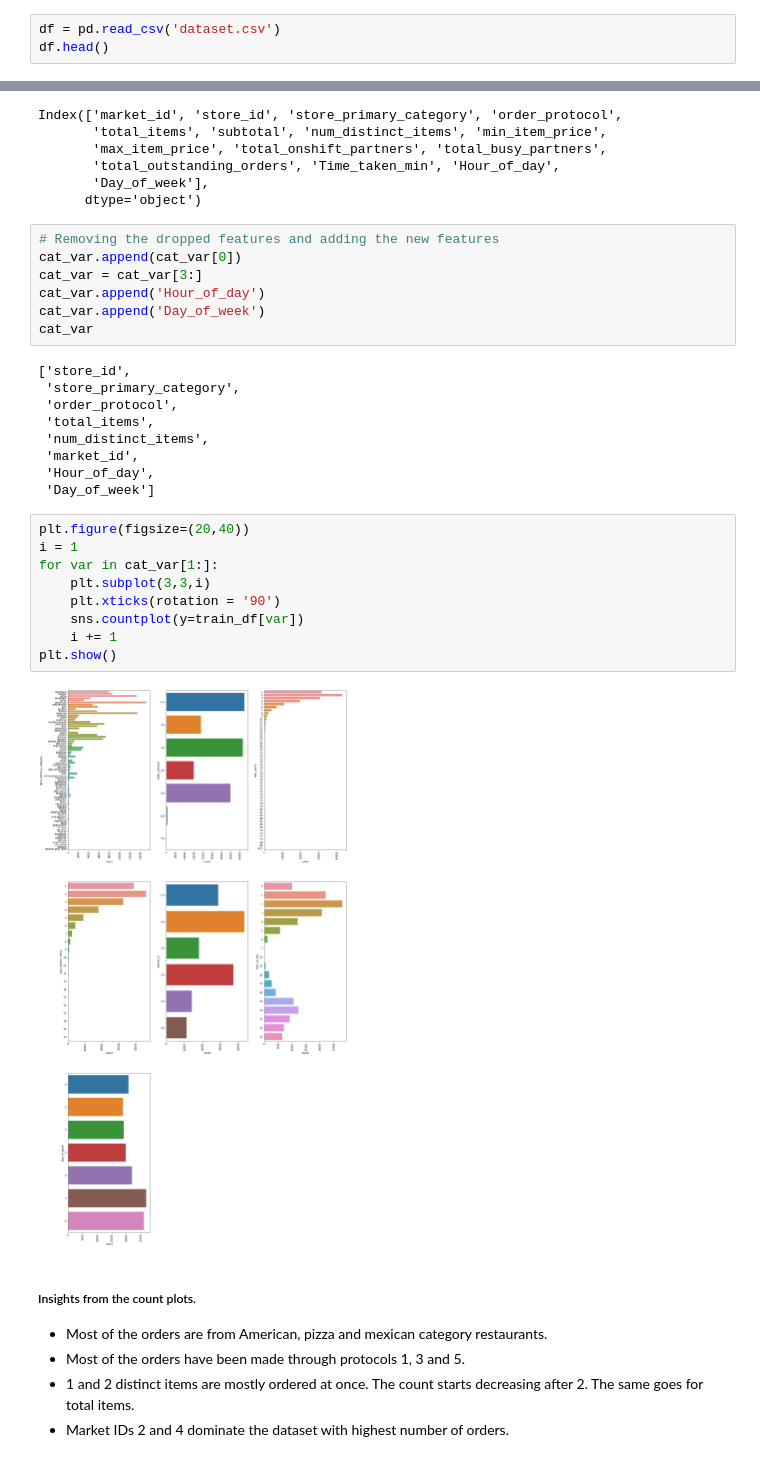
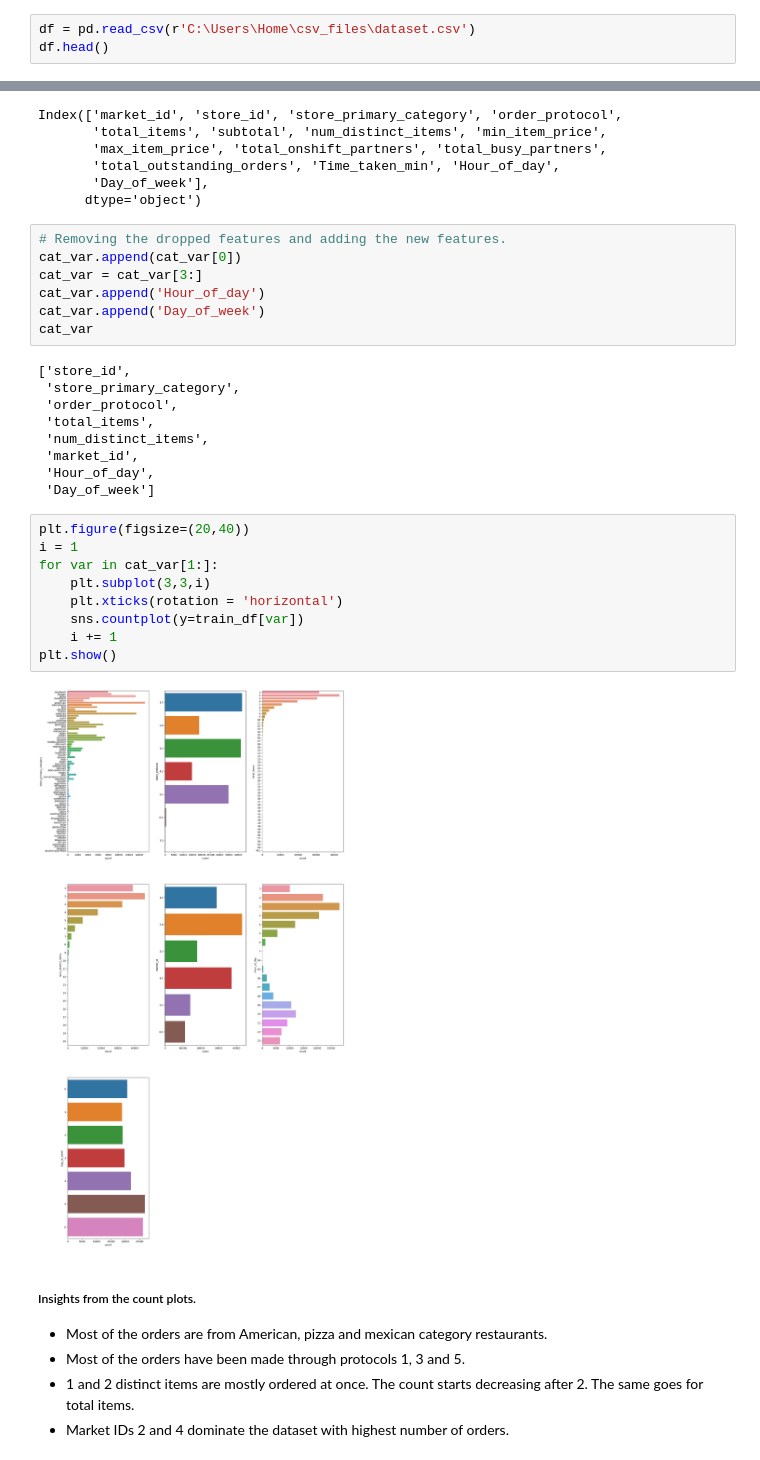
Before and after one commit to sreekrishna1996/Food_delivery_time_prediction, a Jupyter notebook: Food_delivery_time_prediction.ipynb, the cells around one changed output, grey strips where cells are left out. Drawn from its saved outputs; the diff is of its cells as text.

```diff
--- a/Food_delivery_time_prediction.ipynb
+++ b/Food_delivery_time_prediction.ipynb
@@ -9,7 +9,7 @@ from scipy import stats
 import warnings
 warnings.filterwarnings('ignore')
 # %%
-df = pd.read_csv('dataset.csv')
+df = pd.read_csv(r'C:\Users\Home\csv_files\dataset.csv')
 df.head()
 # %% [output]
 |  | market_id | created_at | actual_delivery_time | store_id | store_primary_category | order_protocol | ... |
@@ -205,7 +205,7 @@ Index(['market_id', 'store_id', 'store_primary_category', 'order_protocol',
        'Day_of_week'],
       dtype='object')
 # %%
-# Removing the dropped features and adding the new features
+# Removing the dropped features and adding the new features.
 cat_var.append(cat_var[0])
 cat_var = cat_var[3:]
 cat_var.append('Hour_of_day')
@@ -223,14 +223,14 @@ cat_var
 # %%
 plt.figure(figsize=(20,40))
 i = 1
 for var in cat_var[1:]:
     plt.subplot(3,3,i)
-    plt.xticks(rotation = '90')
+    plt.xticks(rotation = 'horizontal')
     sns.countplot(y=train_df[var])
     i += 1
 plt.show()
 # %% [output]
-[figure, old version]
+[figure, new version]
 # %% [markdown]
 ##### Insights from the count plots.
 - Most of the orders are from American, pizza and mexican category restaurants.
```
Also changed, not shown: parts of 26 cells of this notebook.
